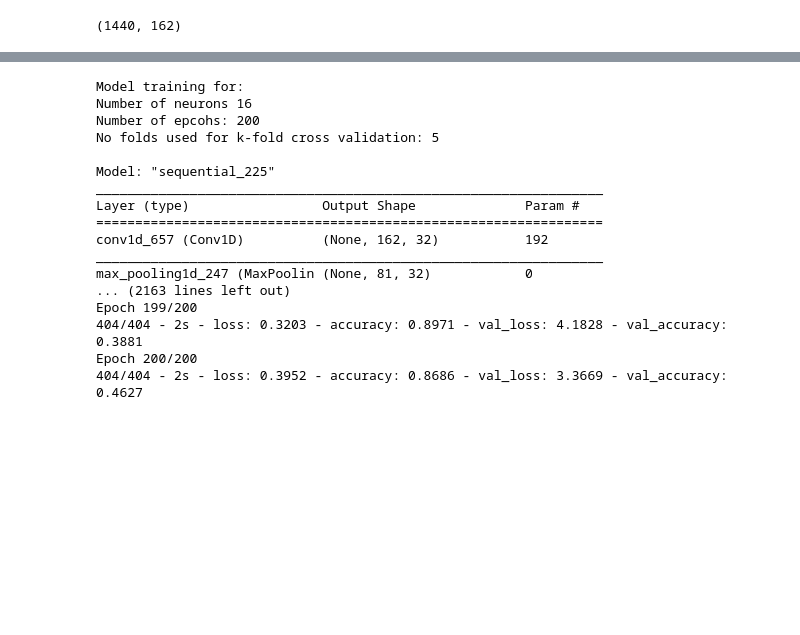
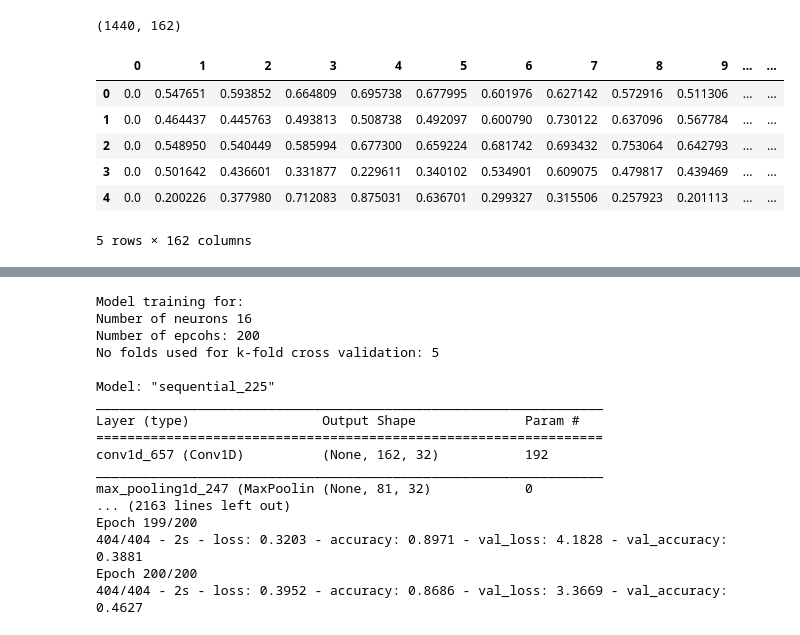
Before and after one commit to ABHISHEK03312/Speech_Emotion_recognition, a Jupyter notebook: ser-trial.ipynb, the cells around one changed output, grey strips where cells are left out. Drawn from its saved outputs; the diff is of its cells as text; code cells hidden in the pictures; blank space fills up the shorter version.

```diff
--- a/ser-trial.ipynb
+++ b/ser-trial.ipynb
@@ -274,3 +316,13 @@ features_librosa_normalised = pd.DataFrame(features_scaled_values)
+# %%
+features_librosa_normalised.head()
+# %% [output]
+|  | 0 | 1 | 2 | 3 | 4 | 5 | 6 | 7 | 8 | 9 | ... | ... |
+| 0 | 0.0 | 0.547651 | 0.593852 | 0.664809 | 0.695738 | 0.677995 | 0.601976 | 0.627142 | 0.572916 | 0.511306 | ... | ... |
+| 1 | 0.0 | 0.464437 | 0.445763 | 0.493813 | 0.508738 | 0.492097 | 0.600790 | 0.730122 | 0.637096 | 0.567784 | ... | ... |
+| 2 | 0.0 | 0.548950 | 0.540449 | 0.585994 | 0.677300 | 0.659224 | 0.681742 | 0.693432 | 0.753064 | 0.642793 | ... | ... |
+| 3 | 0.0 | 0.501642 | 0.436601 | 0.331877 | 0.229611 | 0.340102 | 0.534901 | 0.609075 | 0.479817 | 0.439469 | ... | ... |
+| 4 | 0.0 | 0.200226 | 0.377980 | 0.712083 | 0.875031 | 0.636701 | 0.299327 | 0.315506 | 0.257923 | 0.201113 | ... | ... |
+5 rows × 162 columns
 # %%
 features_normalised.head()
 # %% [output]
```
Also changed, not shown: parts of 14 cells of this notebook, 7 other files.
